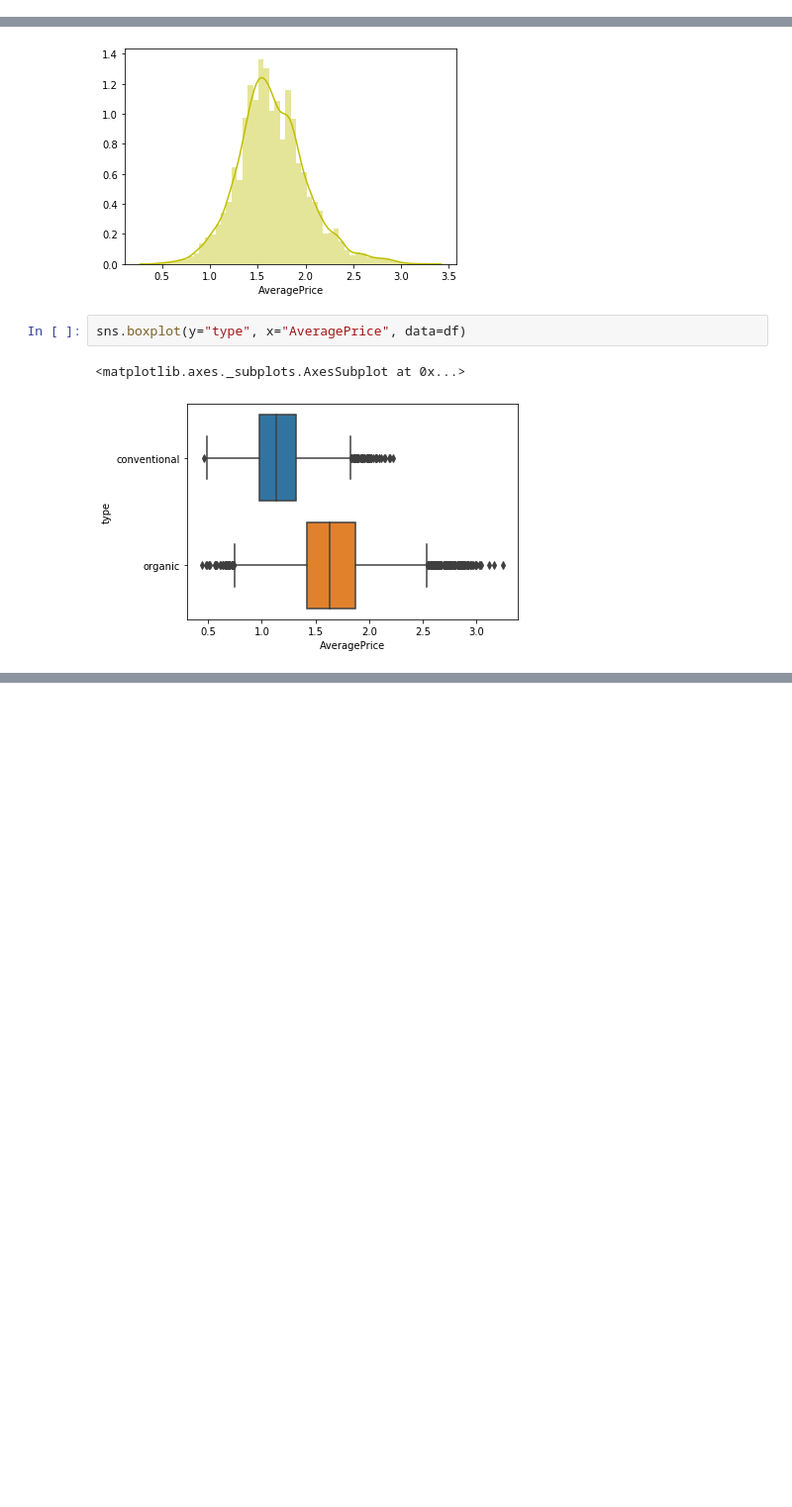
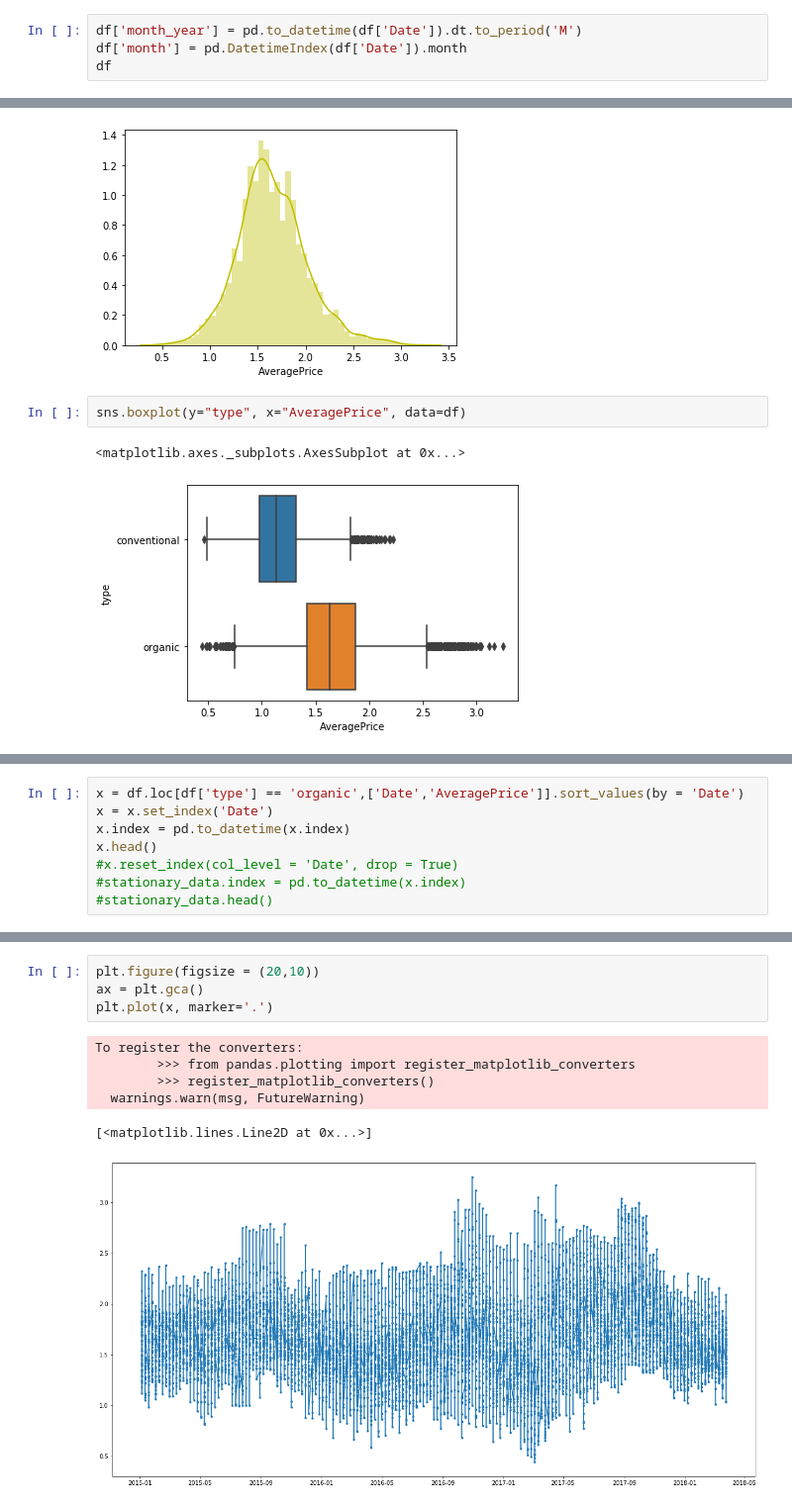
Before and after one commit to FreedomVAce/Avocado_Prices, a Jupyter notebook: Avocado_Prices.ipynb, the cells around one changed output, grey strips where cells are left out. Shown at 99% size. Saved outputs shown, nothing was run; the diff lists cells and outputs as text; blank space fills up the shorter version.

```diff
--- a/Avocado_Prices.ipynb
+++ b/Avocado_Prices.ipynb
@@ -72,3 +72,7 @@ df.head()
 | 2 | 2015-12-13 | 0.93 | 118220.22 | 794.70 | 109149.67 | 130.50 | 8145.35 | 8042.21 | 103.14 | ... |
 | 3 | 2015-12-06 | 1.08 | 78992.15 | 1132.00 | 71976.41 | 72.58 | 5811.16 | 5677.40 | 133.76 | ... |
 | 4 | 2015-11-29 | 1.28 | 51039.60 | 941.48 | 43838.39 | 75.78 | 6183.95 | 5986.26 | 197.69 | ... |
+# %%
+df['month_year'] = pd.to_datetime(df['Date']).dt.to_period('M')
+df['month'] = pd.DatetimeIndex(df['Date']).month
+df
@@ -131,0 +139,8 @@ plt.tight_layout()
+# %%
+x = df.loc[df['type'] == 'organic',['Date','AveragePrice']].sort_values(by = 'Date')
+x = x.set_index('Date')
+x.index = pd.to_datetime(x.index)
+x.head()
+#x.reset_index(col_level = 'Date', drop = True)
+#stationary_data.index = pd.to_datetime(x.index)
+#stationary_data.head()
@@ -131,0 +155,11 @@ plt.tight_layout()
+# %%
+plt.figure(figsize = (20,10))
+ax = plt.gca()
+plt.plot(x, marker='.')
+# %% [output]
+To register the converters:
+        >>> from pandas.plotting import register_matplotlib_converters
+        >>> register_matplotlib_converters()
+  warnings.warn(msg, FutureWarning)
+[<matplotlib.lines.Line2D at 0x...>]
+[figure, added]
```
Also changed, not shown: parts of 12 cells of this notebook.
